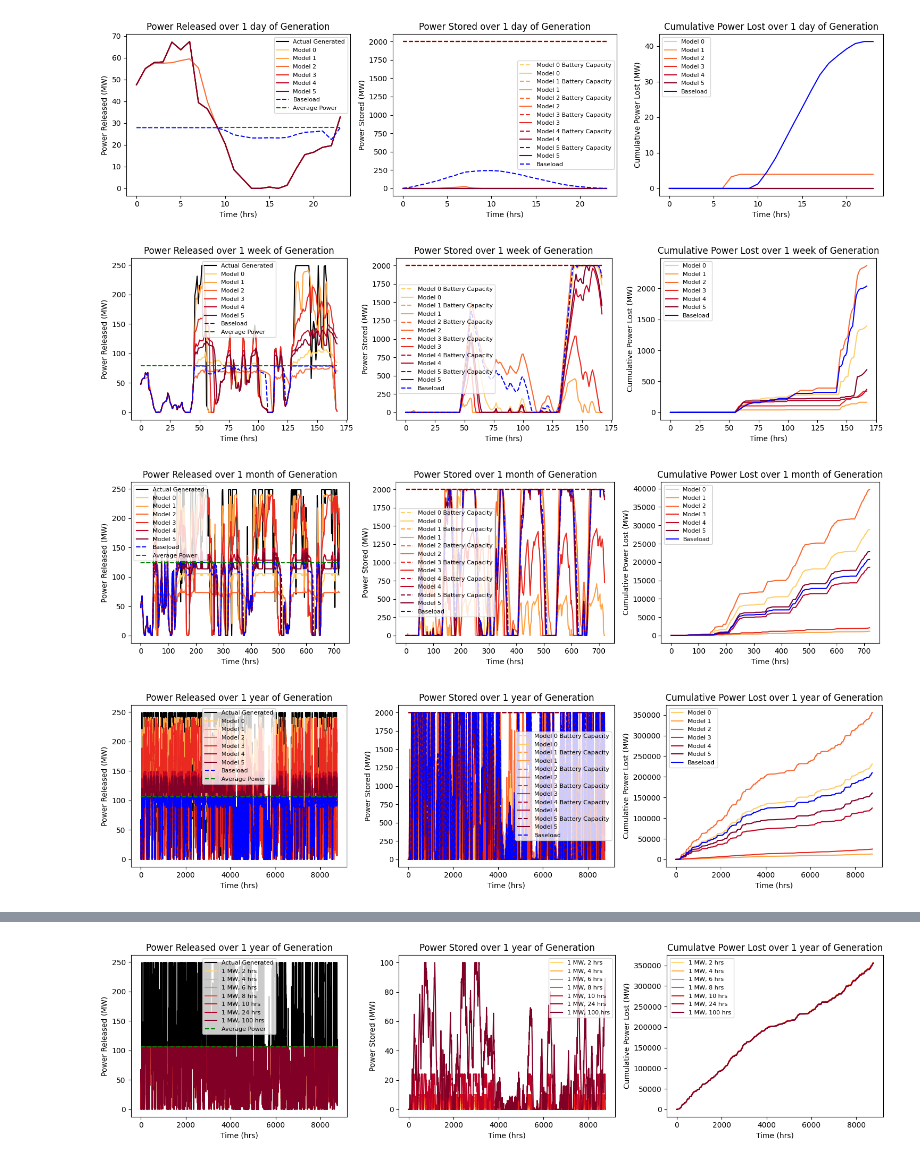
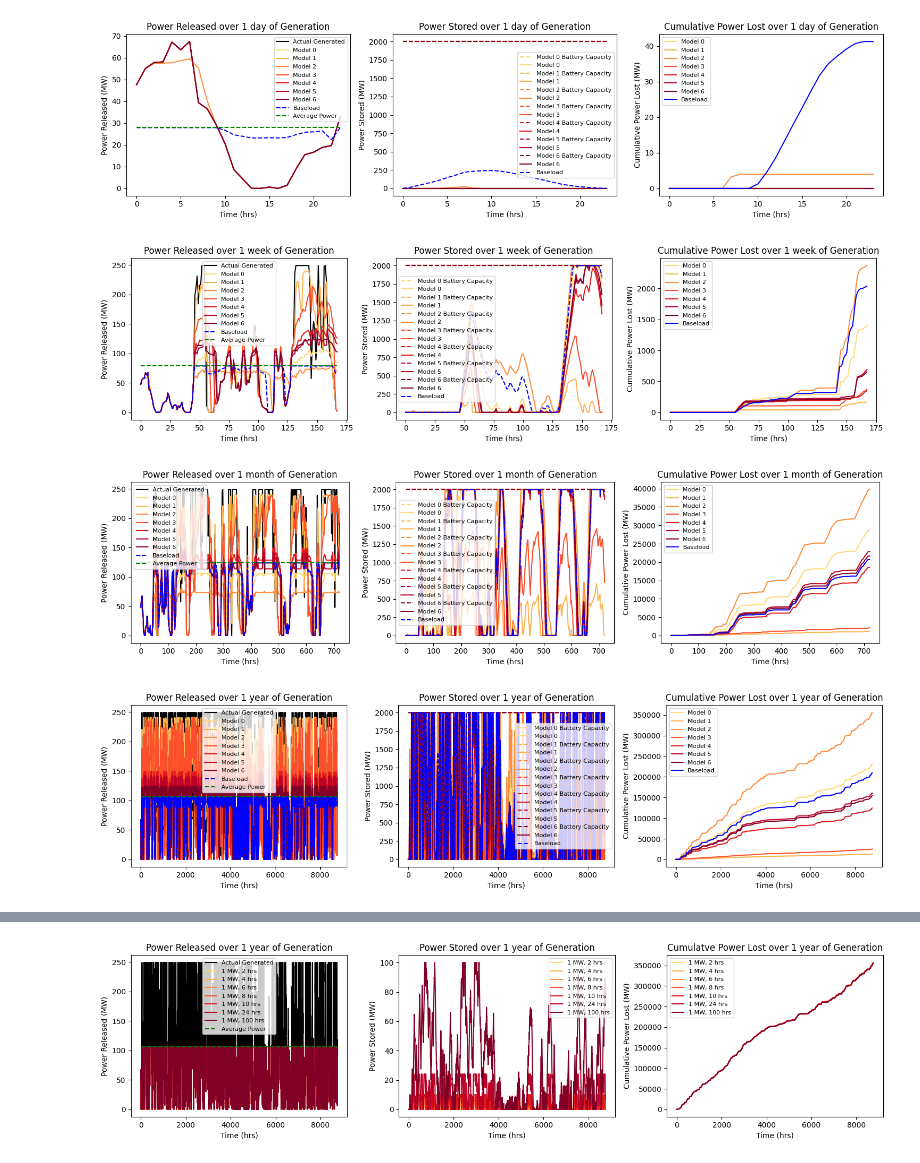
Before and after one commit to davidvalenta-dev/deep-wind-model-dispatch, a Jupyter notebook: strategy_model/src/model_exploration.ipynb, the cells around one changed output, grey strips where cells are left out. Saved outputs shown, nothing was run; the diff lists cells and outputs as text; code cells hidden in the pictures.

```diff
--- a/strategy_model/src/model_exploration.ipynb
+++ b/strategy_model/src/model_exploration.ipynb
@@ -12,6 +12,7 @@ model_3, _, _ = util.load_experiment('194449e3-9337-4a66-a4f5-98b14c9e0a87', '..
 model_4, _, _ = util.load_experiment('335a43f3-17c7-4b91-9127-2b8aa4becf21', '../../data/processed/dataset_2018-21_withloads.csv', with_loads=True)
 model_5, _, _ = util.load_experiment('b82524d6-dfe2-4187-b358-6a52cd5e7446', '../../data/processed/dataset_2018-21_withloads.csv', with_loads=True)
 model_6, _, _ = util.load_experiment('4598a576-6095-4124-a9cf-6d24d2d8138c', '../../data/processed/dataset_2018-21_withloads.csv', with_loads=True)
+model_7, _, _ = util.load_experiment('97aed02a-c88e-42b4-823d-24a41f38b96d', '../../data/processed/dataset_2018-21_withloads.csv', with_loads=True)
 # %% [output]
 A value is trying to be set on a copy of a slice from a DataFrame
 
@@ -34,7 +35,7 @@ See the caveats in the documentation: https://pandas.pydata.org/pandas-docs/stab
 scales = ['1 day', '1 week', '1 month', '1 year']
 upper_bounds = [24, 24*7, 24*30, 24*365]
 
-models = [model_1, model_2, model_3, model_4, model_5, model_6]
+models = [model_1, model_2, model_3, model_4, model_5, model_6, model_7]
 config = config_1
 
 S = len(scales)
@@ -79,35 +80,35 @@ for i in range(len(scales)):
     baseload_released, baseload_stored, baseload_losses = baseload(power, config['battery_rating'], config['battery_rating'] * config['battery_duration'], util.RTE)
 
     vfs[i, -1] = util.value_factor(baseload_released, price)
     coves[i,-1] = util.cove(baseload_released, price, config['battery_rating'], config['battery_duration'])
 
     ax1.plot(x, baseload_released, color='blue', ls='--', label=f'Baseload')
     ax2.plot(x, baseload_stored, color='blue', ls='--', label=f'Baseload')
 
     ax3.plot(x, np.cumsum(baseload_losses), color='b', label=f'Baseload')
 
     ax1.plot(x, avg_power, '--g', label='Average Power')
     # Show plots
     ax1.set_xlabel('Time (hrs)')
     ax1.set_ylabel('Power Released (MW)')
     ax1.set_title(f'Power Released over {scales[i]} of Generation')
     ax1.legend(fontsize=8)
 
     ax2.set_xlabel('Time (hrs)')
     ax2.set_ylabel('Power Stored (MW)')
     ax2.set_title(f'Power Stored over {scales[i]} of Generation')
     ax2.legend(fontsize=8)
 
     ax3.set_xlabel('Time (hrs)')
     ax3.set_ylabel('Cumulative Power Lost (MW)')
     ax3.set_title(f'Cumulative Power Lost over {scales[i]} of Generation')
     ax3.legend(fontsize=8)
 
     plt.tight_layout()
     plt.show()
 # %% [output]
-[figure, old version]
+[figure, new version]
-[figure, old version]
+[figure, new version]
-[figure, old version]
+[figure, new version]
-[figure, old version]
+[figure, new version]
 # %%
```
Also changed, not shown: parts of 3 cells of this notebook, 6 other files.
